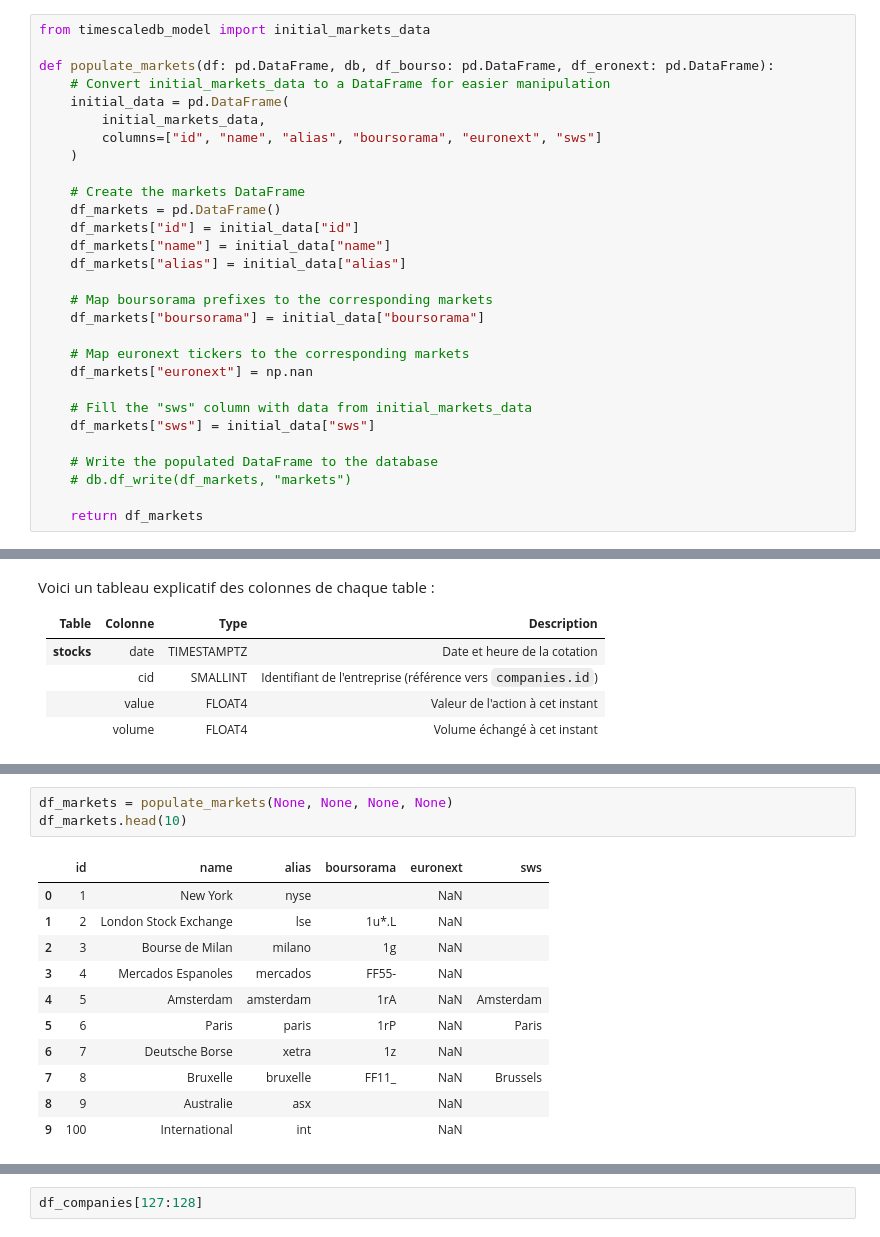
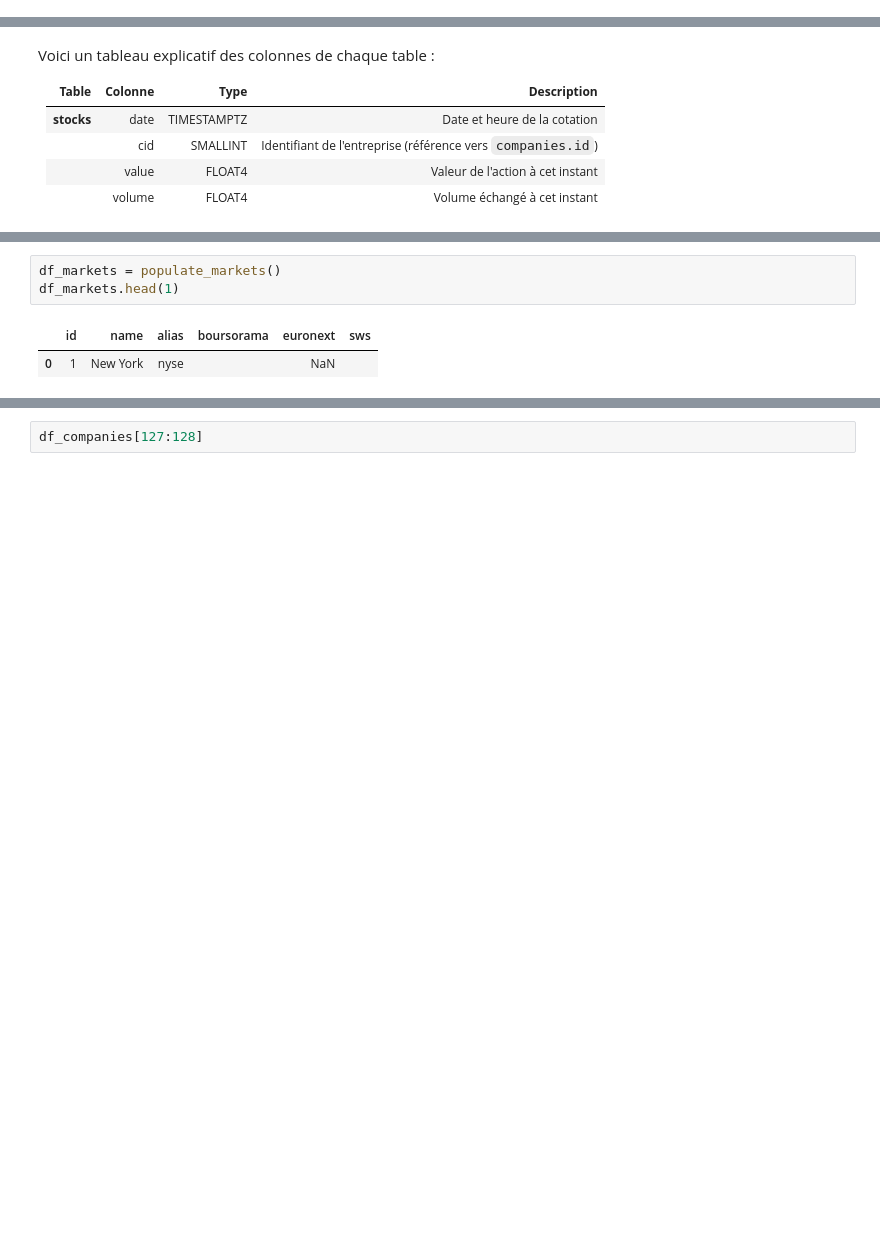
Before and after one commit to JulesRD/FinanceProject, a Jupyter notebook: etl/df_show.ipynb, the cells around one changed output, grey strips where cells are left out. Drawn from its saved outputs; the diff is of its cells as text; blank space fills up the shorter version.

```diff
--- a/etl/df_show.ipynb
+++ b/etl/df_show.ipynb
@@ -320,32 +363,3 @@ Voici un tableau explicatif des colonnes de chaque table :
 |             | boursorama  | VARCHAR         | Préfixe du marché sur Boursorama |
 |             | sws        | VARCHAR         | Nom du marché sur Simply Wall Street |
 |             | euronext    | VARCHAR         | Nom du marché sur Euronext |
-# %%
-from timescaledb_model import initial_markets_data
-
-def populate_markets(df: pd.DataFrame, db, df_bourso: pd.DataFrame, df_eronext: pd.DataFrame):
-    # Convert initial_markets_data to a DataFrame for easier manipulation
-    initial_data = pd.DataFrame(
-        initial_markets_data,
-        columns=["id", "name", "alias", "boursorama", "euronext", "sws"]
-    )
-
-    # Create the markets DataFrame
-    df_markets = pd.DataFrame()
-    df_markets["id"] = initial_data["id"]
-    df_markets["name"] = initial_data["name"]
-    df_markets["alias"] = initial_data["alias"]
-
-    # Map boursorama prefixes to the corresponding markets
-    df_markets["boursorama"] = initial_data["boursorama"]
-
-    # Map euronext tickers to the corresponding markets
-    df_markets["euronext"] = np.nan
-
-    # Fill the "sws" column with data from initial_markets_data
-    df_markets["sws"] = initial_data["sws"]
-
-    # Write the populated DataFrame to the database
-    # db.df_write(df_markets, "markets")
-
-    return df_markets
@@ -411,17 +462,8 @@ def populate_daystocks(df_euronext: pd.DataFrame, db, df_companies: pd.DataFrame
     return df_daystocks
 # %%
-df_markets = populate_markets(None, None, None, None)
-df_markets.head(10)
+df_markets = populate_markets()
+df_markets.head(1)
 # %% [output]
 |  | id | name | alias | boursorama | euronext | sws |
 | 0 | 1 | New York | nyse |  | NaN |  |
-| 1 | 2 | London Stock Exchange | lse | 1u*.L | NaN |  |
-| 2 | 3 | Bourse de Milan | milano | 1g | NaN |  |
-| 3 | 4 | Mercados Espanoles | mercados | FF55- | NaN |  |
-| 4 | 5 | Amsterdam | amsterdam | 1rA | NaN | Amsterdam |
-| 5 | 6 | Paris | paris | 1rP | NaN | Paris |
-| 6 | 7 | Deutsche Borse | xetra | 1z | NaN |  |
-| 7 | 8 | Bruxelle | bruxelle | FF11_ | NaN | Brussels |
-| 8 | 9 | Australie | asx |  | NaN |  |
-| 9 | 100 | International | int |  | NaN |  |
 # %%
```
Also changed, not shown: parts of 22 cells of this notebook, 4 other files.
